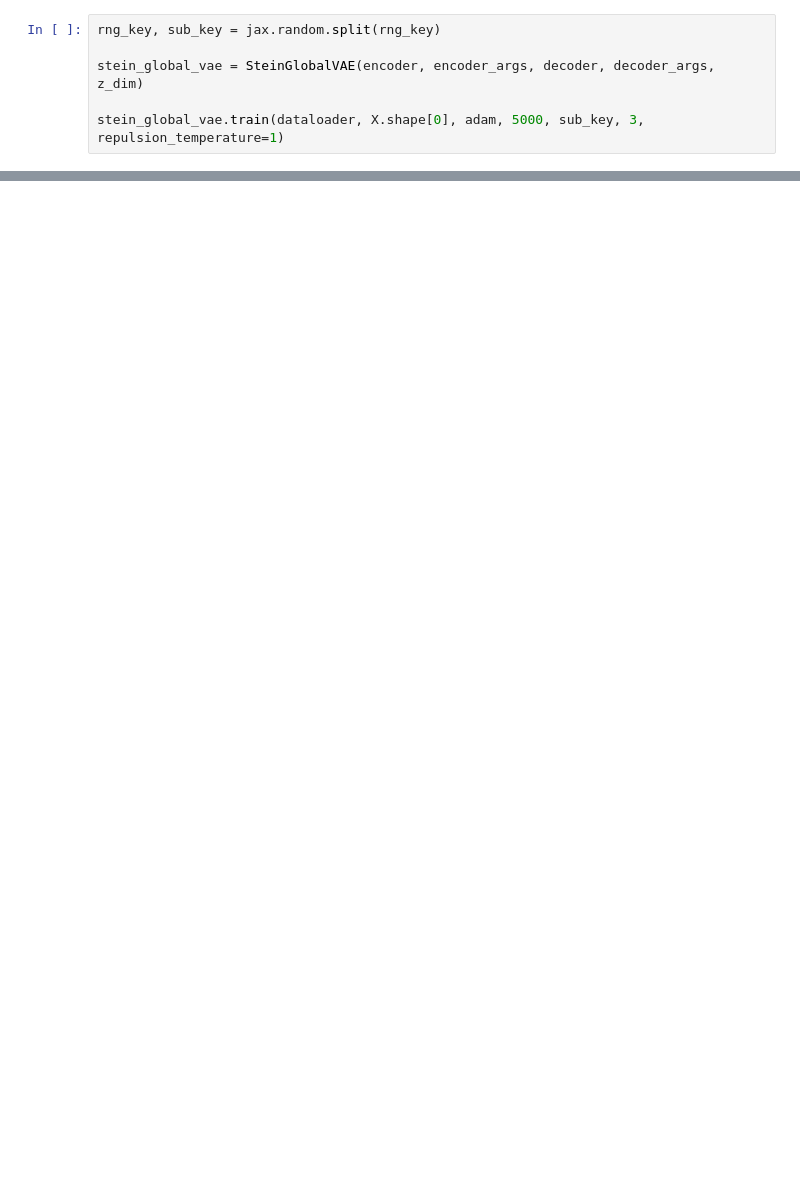
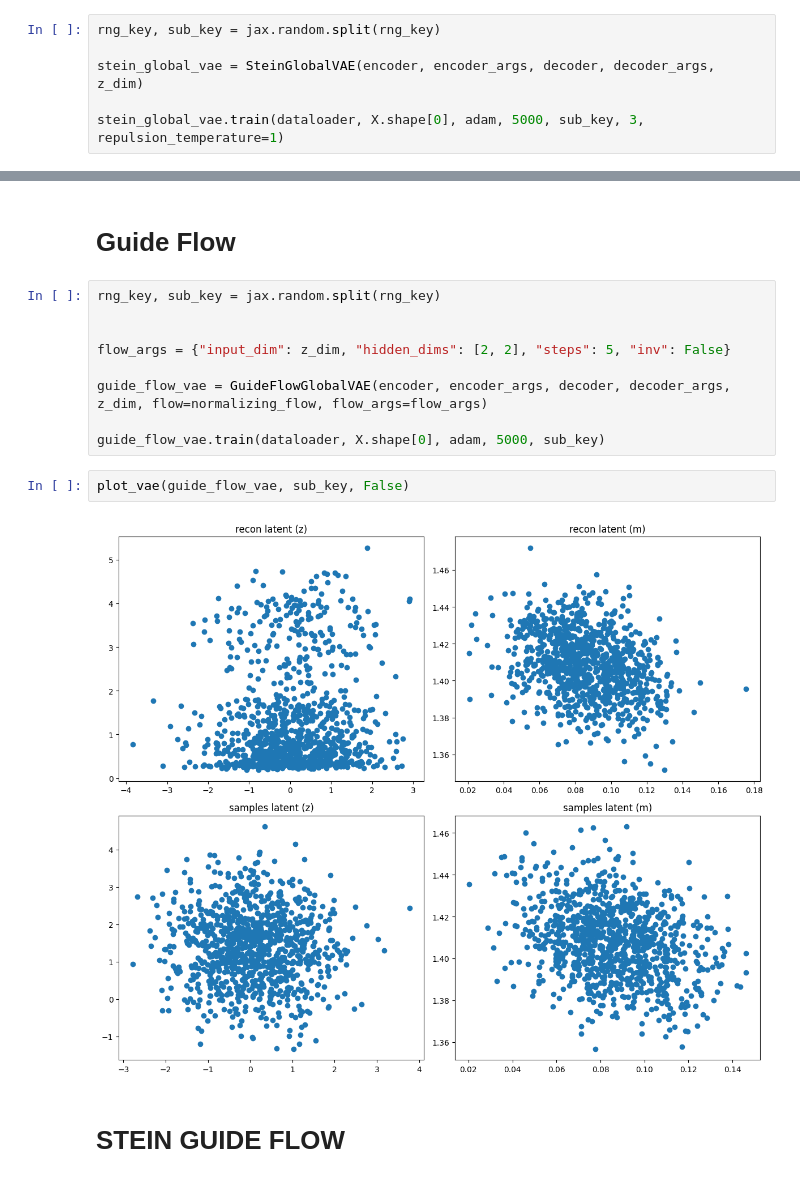
Before and after one commit to kenn50/Bachelor, a Jupyter notebook: Experiments/Simpler/simpler_cleaned.ipynb, the cells around one changed output, grey strips where cells are left out. Saved outputs shown, nothing was run; the diff lists cells and outputs as text; blank space fills up the shorter version.

```diff
--- a/Experiments/Simpler/simpler_cleaned.ipynb
+++ b/Experiments/Simpler/simpler_cleaned.ipynb
@@ -221,0 +222,17 @@ plot_vae(stein_global_vae, sub_key, True, True)
+# %% [markdown]
+# Guide Flow
+# %%
+rng_key, sub_key = jax.random.split(rng_key)
+
+
+flow_args = {"input_dim": z_dim, "hidden_dims": [2, 2], "steps": 5, "inv": False}
+
+guide_flow_vae = GuideFlowGlobalVAE(encoder, encoder_args, decoder, decoder_args, z_dim, flow=normalizing_flow, flow_args=flow_args)
+
+guide_flow_vae.train(dataloader, X.shape[0], adam, 5000, sub_key)
+# %%
+plot_vae(guide_flow_vae, sub_key, False)
+# %% [output]
+[figure, added]
+# %% [markdown]
+# STEIN GUIDE FLOW
```
Also changed, not shown: parts of 15 cells of this notebook, 2 other files.
